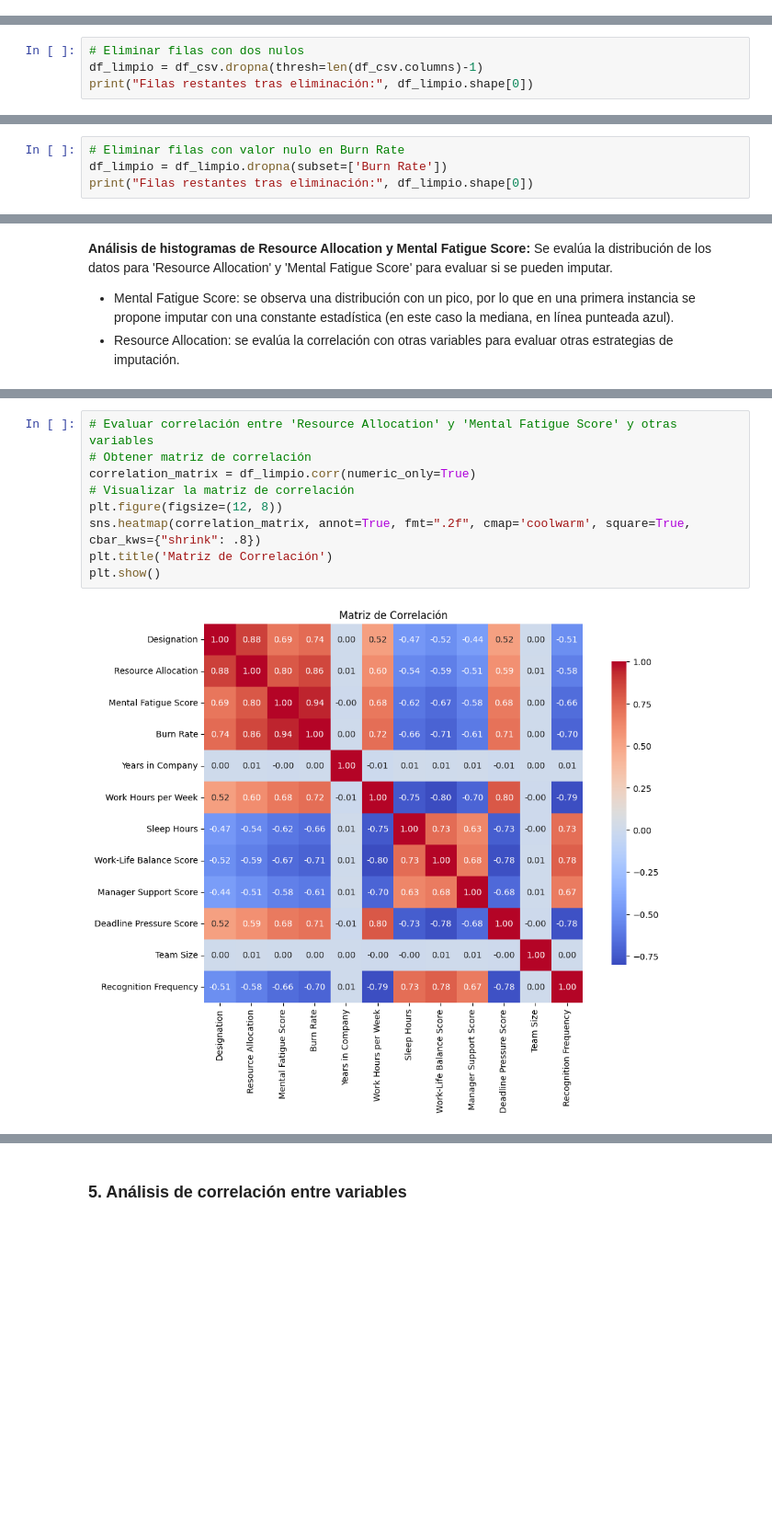
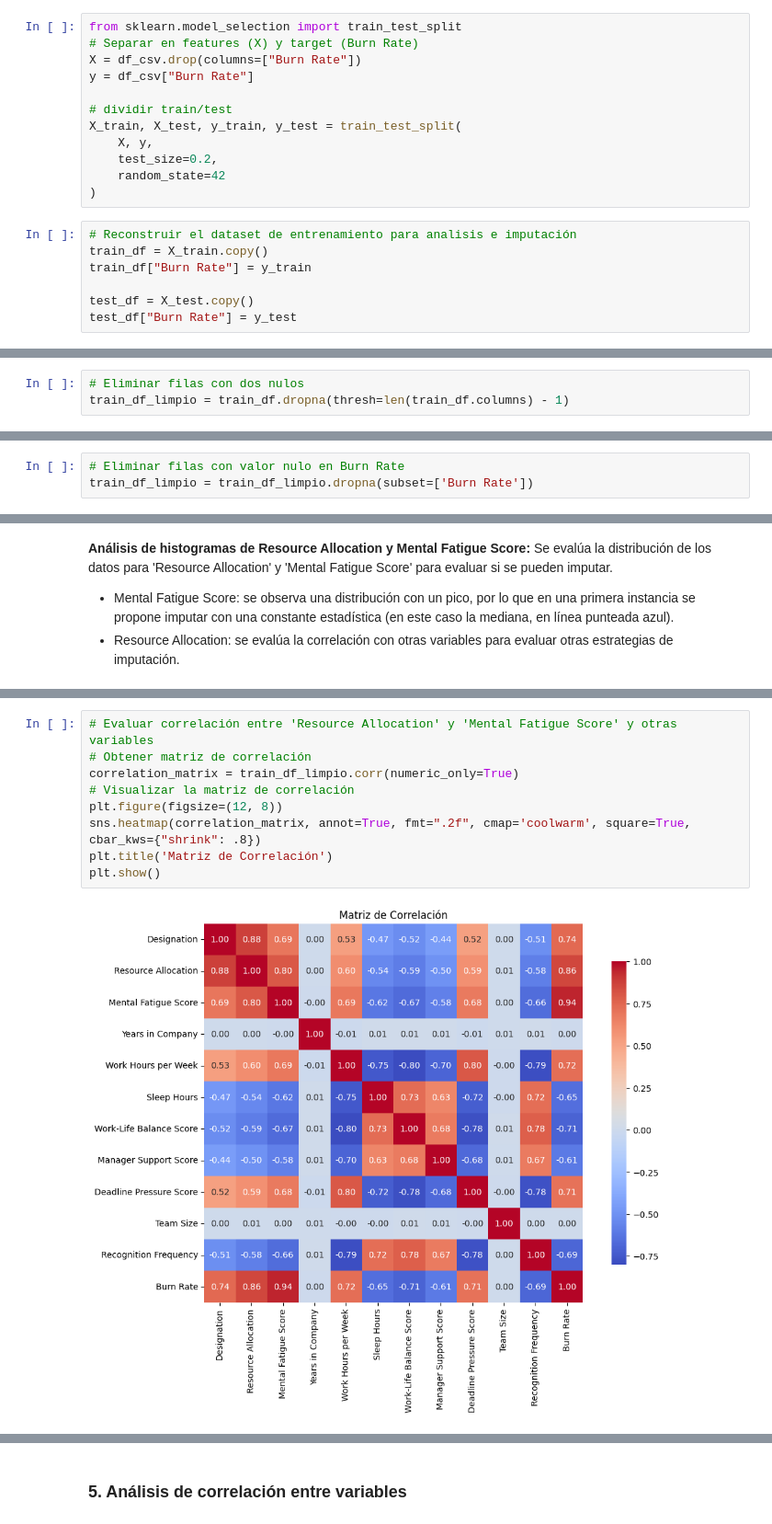
Before and after one commit to emiliano-ipa/CEIA-ML-TPFINAL, a Jupyter notebook: TP1.ipynb, the cells around one changed output, grey strips where cells are left out. Shown at 92% size. Drawn from its saved outputs; the diff is of its cells as text; blank space fills up the shorter version.

```diff
--- a/TP1.ipynb
+++ b/TP1.ipynb
@@ -123 +125,20 @@ Valores únicos en Recognition Frequency: [2 5 0 1 4 3]
+# %%
+from sklearn.model_selection import train_test_split
+# Separar en features (X) y target (Burn Rate)
+X = df_csv.drop(columns=["Burn Rate"])
+y = df_csv["Burn Rate"]
+
+# dividir train/test
+X_train, X_test, y_train, y_test = train_test_split(
+    X, y,
+    test_size=0.2,
+    random_state=42
+)
+# %%
+# Reconstruir el dataset de entrenamiento para analisis e imputación
+train_df = X_train.copy()
+train_df["Burn Rate"] = y_train
+
+test_df = X_test.copy()
+test_df["Burn Rate"] = y_test
 # %% [markdown]
@@ -162,5 +183,4 @@ Filas con al menos dos nulos: 447
 1. **Más de un nulo:** Se eliminan las observaciones que tengan más de un valor nulo, ya que no representan un alto porcentaje del total y podrían ser datos erróneos o haber distintas razones por las que la persona eligió no responder.
 # %%
 # Eliminar filas con dos nulos
-df_limpio = df_csv.dropna(thresh=len(df_csv.columns)-1)
-print("Filas restantes tras eliminación:", df_limpio.shape[0])
+train_df_limpio = train_df.dropna(thresh=len(train_df.columns) - 1)
@@ -190,5 +212,4 @@ print("% registros restantes en el dataset:", round((df_limpio.shape[0] / df_csv
 2. **Burn Rate:** Al tratarse de la variable de salida, sería incorrecto imputarle algún valor, ya que esto tendría una gran repercusión en los resultados del modelo y podríamos estar introduciendo ruido. Por esta razón, se eliminan las filas con valores nulos en Burn Rate.
 # %%
 # Eliminar filas con valor nulo en Burn Rate
-df_limpio = df_limpio.dropna(subset=['Burn Rate'])
-print("Filas restantes tras eliminación:", df_limpio.shape[0])
+train_df_limpio = train_df_limpio.dropna(subset=['Burn Rate'])
@@ -287,12 +299,12 @@ plt.show()
 # %%
 # Evaluar correlación entre 'Resource Allocation' y 'Mental Fatigue Score' y otras variables
 # Obtener matriz de correlación
-correlation_matrix = df_limpio.corr(numeric_only=True)
+correlation_matrix = train_df_limpio.corr(numeric_only=True)
 # Visualizar la matriz de correlación
 plt.figure(figsize=(12, 8))
 sns.heatmap(correlation_matrix, annot=True, fmt=".2f", cmap='coolwarm', square=True, cbar_kws={"shrink": .8})
 plt.title('Matriz de Correlación')
 plt.show()
 # %% [output]
-[figure, old version]
+[figure, new version]
 # %%
```
Also changed, not shown: parts of 64 cells of this notebook, 2 other files.
